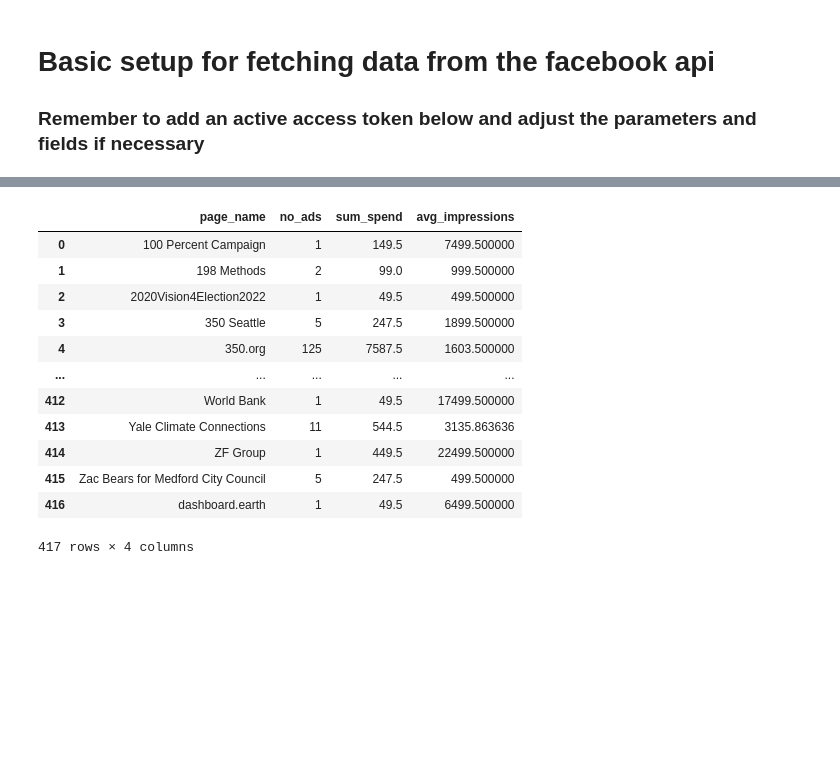
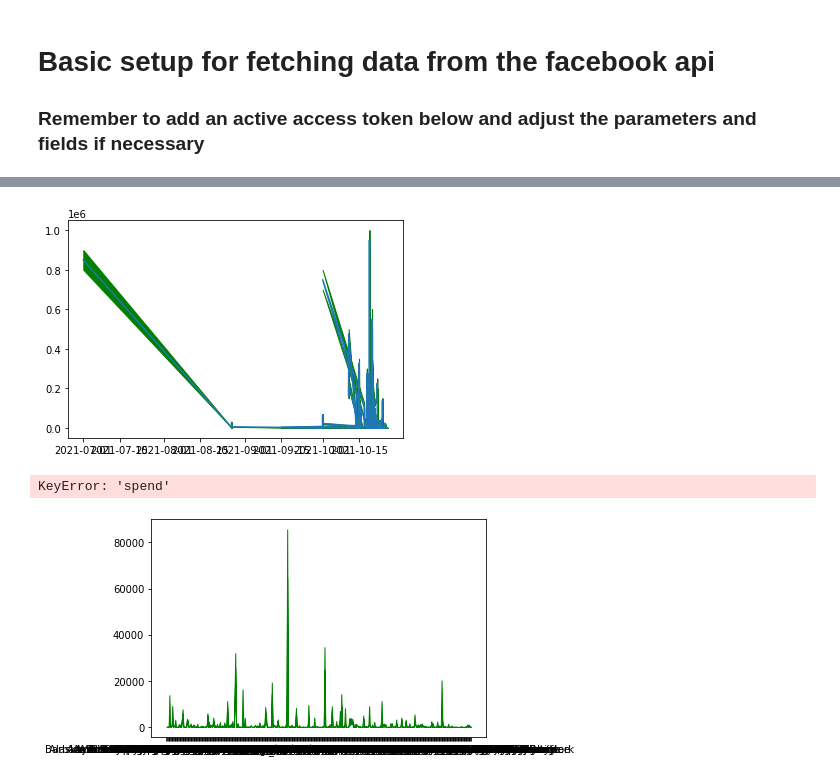
Before and after one commit to lrnz-asnprs/political-ad-api, a Jupyter notebook: notebooks/laurenz_notebook.ipynb, the cells around one changed output, grey strips where cells are left out. Drawn from its saved outputs; the diff is of its cells as text; code cells hidden in the pictures; blank space fills up the shorter version.

Commit message:
visualization

```diff
--- a/notebooks/laurenz_notebook.ipynb
+++ b/notebooks/laurenz_notebook.ipynb
@@ -42,30 +35,26 @@ data.plot(x="ad_creation_time", y="spend", ax=axes[1])
+# %%
+# Plot range of impressions
+plt.fill_between(x=data["ad_creation_time"], y1=data["impressions_lo"], y2=data["impressions_hi"], alpha=1, color="green")
+plt.plot(data["ad_creation_time"], data["impressions"])
+plt.show()
+# %% [output]
+[figure, added]
 # %%
 '''
 Amount spend by facebook page
-Calculate as lower range and upper range!
 '''
 by_page = data.groupby("page_name").agg(
     # Aggregate no of ads
     no_ads = ('id', 'count'),
-    # Aggregate sum of spend
-    sum_spend = ('spend', 'sum'),
-    # Average number of impressions per ad
-    avg_impressions = ('impressions', 'mean')
+    # Aggregate sum of spend & total impressions generated
+    spend_lo = ('spend_lo', 'sum'),
+    spend_hi = ('spend_hi', 'sum'),
+    impressions_lo = ('impressions_lo', 'sum'),
+    impressions_hi = ('impressions_hi', 'sum'),
+    # Average number of impressions & spend per ad
+    avg_impressions = ('impressions', 'mean'),
+    avg_spend = ('spend', 'mean')
 
 ).reset_index()
 
 by_page
-# %% [output]
-|  | page_name | no_ads | sum_spend | avg_impressions |
-| 0 | 100 Percent Campaign | 1 | 149.5 | 7499.500000 |
-| 1 | 198 Methods | 2 | 99.0 | 999.500000 |
-| 2 | 2020Vision4Election2022 | 1 | 49.5 | 499.500000 |
-| 3 | 350 Seattle | 5 | 247.5 | 1899.500000 |
-| 4 | 350.org | 125 | 7587.5 | 1603.500000 |
-| ... | ... | ... | ... | ... |
-| 412 | World Bank | 1 | 49.5 | 17499.500000 |
-| 413 | Yale Climate Connections | 11 | 544.5 | 3135.863636 |
-| 414 | ZF Group | 1 | 449.5 | 22499.500000 |
-| 415 | Zac Bears for Medford City Council | 5 | 247.5 | 499.500000 |
-| 416 | dashboard.earth | 1 | 49.5 | 6499.500000 |
-417 rows × 4 columns
@@ -120,3 +61,13 @@ sample["spend"] = sample["spend"].apply(lambda x: transform_range(x))
+# %%
+# Display range of spend
+
+# Maybe normalize it
+plt.fill_between(x=by_page["page_name"], y1=by_page["spend_lo"], y2=by_page["spend_hi"], alpha=1, color="green")
+plt.plot(by_page["page_name"], by_page["spend"])
+plt.show()
+# %% [output]
+KeyError: 'spend'
+[figure, added]
 # %%
 '''
 Congress member filtering
```
Also changed, not shown: parts of 12 cells of this notebook, 1 other file.
